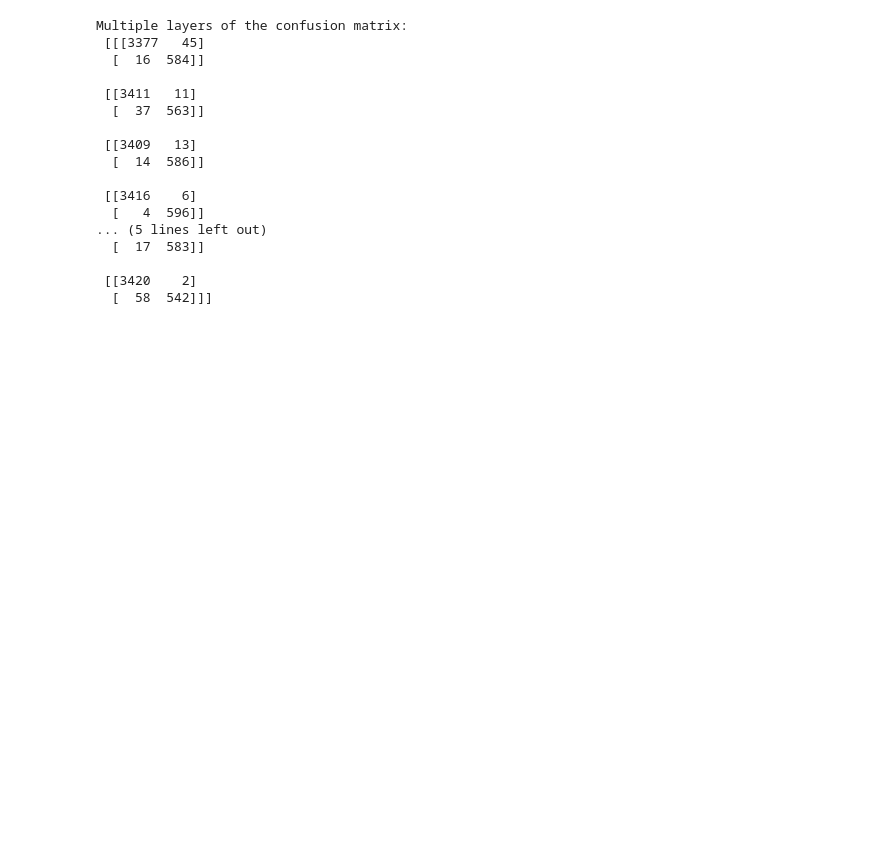
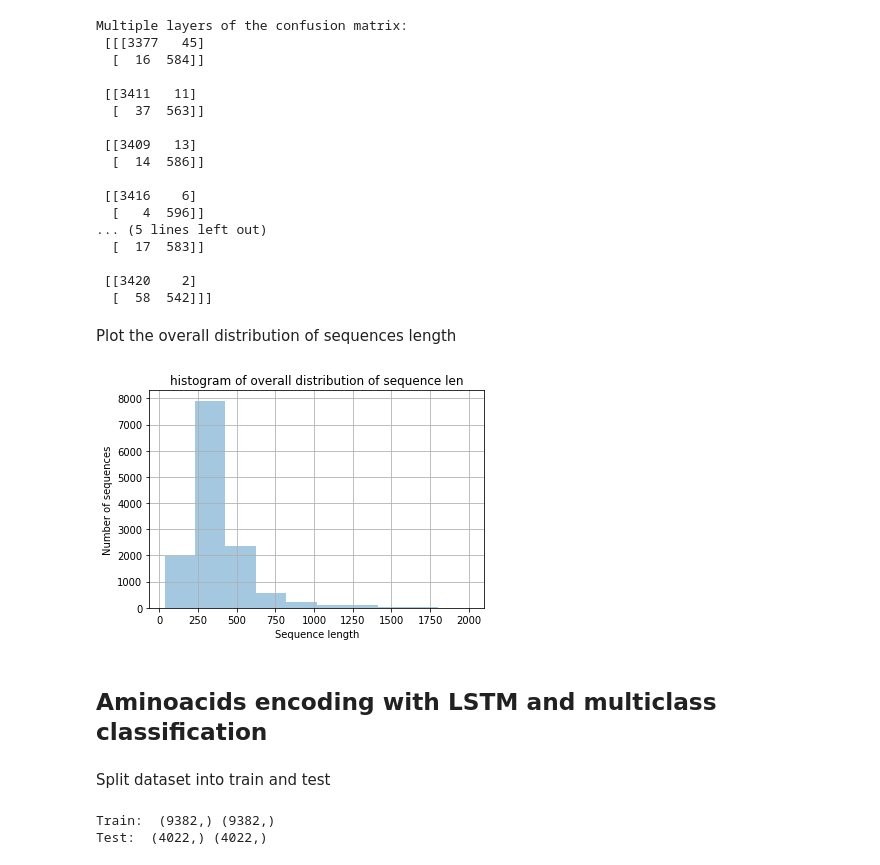
Before and after one commit to Catarina777/Enzymes-classification, a Jupyter notebook: scripts/deep_learning.ipynb, the cells around one changed output. Drawn from its saved outputs; the diff is of its cells as text; code cells hidden in the pictures; blank space fills up the shorter version.

```diff
--- a/scripts/deep_learning.ipynb
+++ b/scripts/deep_learning.ipynb
@@ -394,3 +379,29 @@ Multiple layers of the confusion matrix:
 
  [[3420    2]
   [  58  542]]]
+# %% [markdown]
+Plot the overall distribution of sequences length
+# %%
+data_new['seq_len'] = data_new['sequence'].apply(lambda x: len(x))
+data_new['seq_len'].hist(alpha = 0.4, range = [data_new['seq_len'].min(), 2000])
+plt.title('histogram of overall distribution of sequence len')
+plt.xlabel('Sequence length')
+plt.ylabel('Number of sequences')
+plt.grid(True)
+# %% [output]
+[figure, added]
+# %% [markdown]
+## Aminoacids encoding with LSTM and multiclass classification
+# %% [markdown]
+Split dataset into train and test
+# %%
+y = data_feature_y['ec_lev']
+x = data_new['sequence']
+
+X_train, X_test, y_train, y_test = train_test_split(x, y, test_size = 0.3, random_state = 32, stratify = y)
+
+print('Train: ', X_train.shape, y_train.shape)
+print('Test: ', X_test.shape, y_test.shape)
+# %% [output]
+Train:  (9382,) (9382,)
+Test:  (4022,) (4022,)
```
Also changed, not shown: parts of 80 cells of this notebook.
